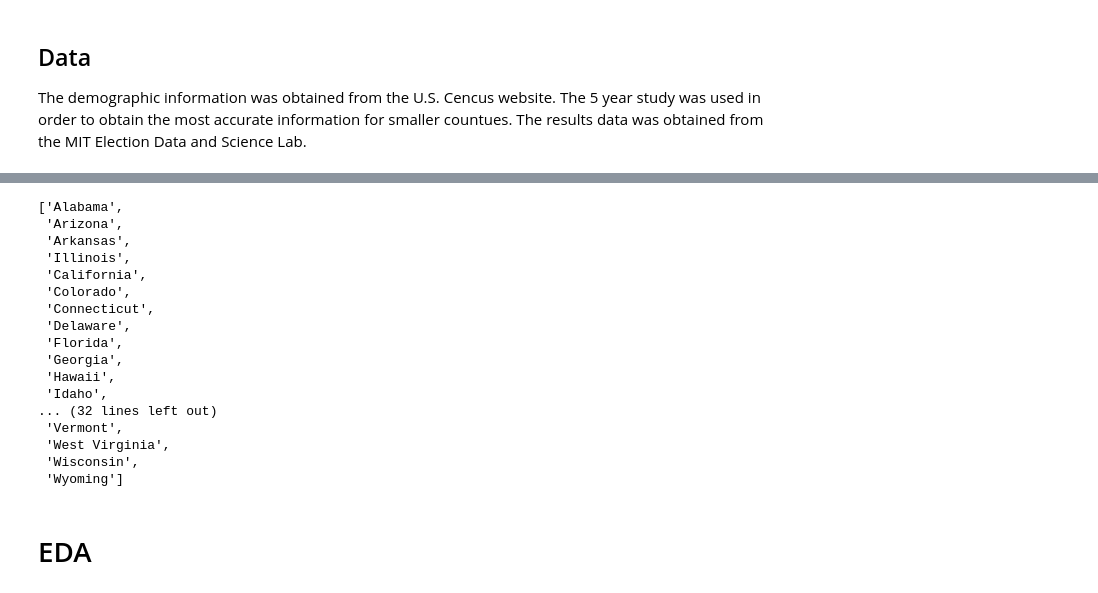
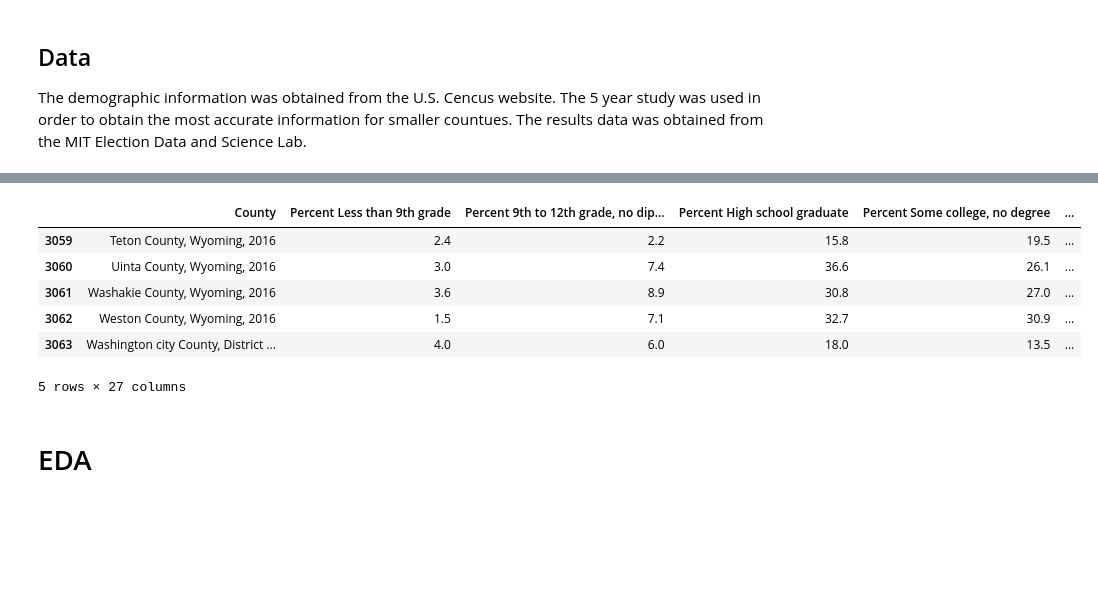
Before and after one commit to StevenDye/2020-Presidential-Election, a Jupyter notebook: Master_Notebook.ipynb, the cells around one changed output, grey strips where cells are left out. Saved outputs shown, nothing was run; the diff lists cells and outputs as text; code cells hidden in the pictures; blank space fills up the shorter version.

```diff
--- a/Master_Notebook.ipynb
+++ b/Master_Notebook.ipynb
@@ -41,26 +22,16 @@ features_2016.tail()
 # %%
 df = pd.merge(features_2016, results_2016, on='County')
 df = create_targets(df)
-# %%
-df.State.unique().tolist()
-# %% [output]
-['Alabama',
- 'Arizona',
- 'Arkansas',
- 'Illinois',
- 'California',
- 'Colorado',
- 'Connecticut',
- 'Delaware',
- 'Florida',
- 'Georgia',
- 'Hawaii',
- 'Idaho',
-... (32 lines left out)
- 'Vermont',
- 'West Virginia',
- 'Wisconsin',
- 'Wyoming']
+# %%
+df.tail()
+# %% [output]
+|  | County | Percent Less than 9th grade | Percent 9th to 12th grade, no dip... | Percent High school graduate | Percent Some college, no degree | ... |
+| 3059 | Teton County, Wyoming, 2016 | 2.4 | 2.2 | 15.8 | 19.5 | ... |
+| 3060 | Uinta County, Wyoming, 2016 | 3.0 | 7.4 | 36.6 | 26.1 | ... |
+| 3061 | Washakie County, Wyoming, 2016 | 3.6 | 8.9 | 30.8 | 27.0 | ... |
+| 3062 | Weston County, Wyoming, 2016 | 1.5 | 7.1 | 32.7 | 30.9 | ... |
+| 3063 | Washington city County, District ... | 4.0 | 6.0 | 18.0 | 13.5 | ... |
+5 rows × 27 columns
 # %% [markdown]
 # EDA
 # %%
```
Also changed, not shown: parts of 32 cells of this notebook, 1 other file.
